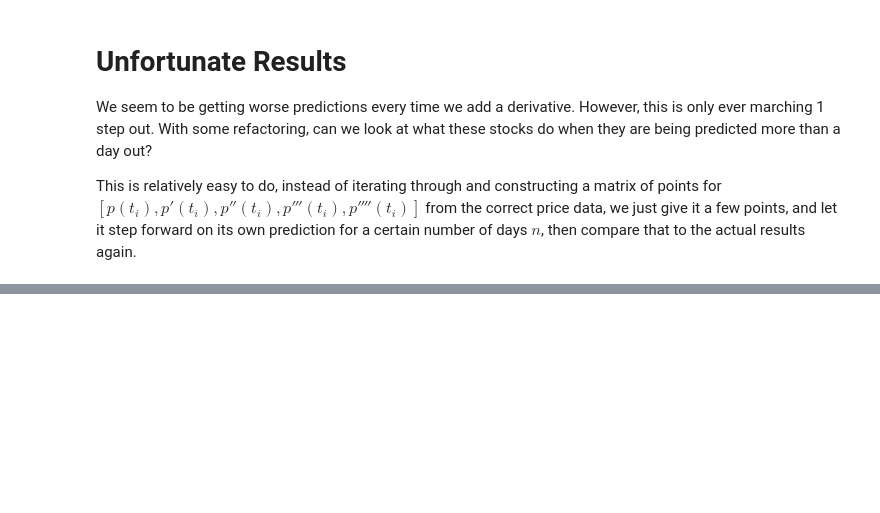
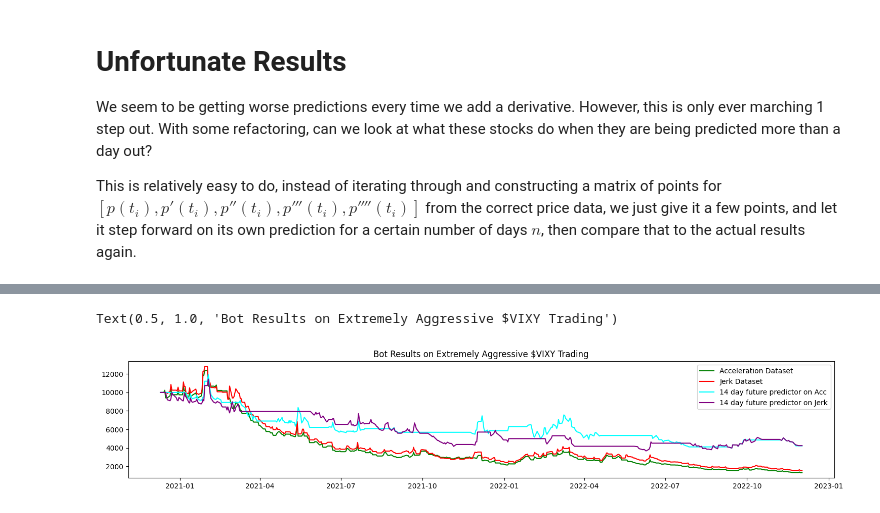
Before and after one commit to patrick-may/Differential-Equations-Stock-Modeler, a Jupyter notebook: project_writeup.ipynb, the cells around one changed output, grey strips where cells are left out. Drawn from its saved outputs; the diff is of its cells as text; code cells hidden in the pictures; blank space fills up the shorter version.

```diff
--- a/project_writeup.ipynb
+++ b/project_writeup.ipynb
@@ -280,0 +309,50 @@ plt.legend()
+# %%
+def bot(actual, predicted):
+    stocks_owned = 0
+    cash = 10_000
+    total_assets = [cash]
+    for day in range(1, len(predicted) - 1):
+        if day >= len(predicted) - 1 or predicted[day] < actual[day - 1]:
+            cash += actual[day]*stocks_owned
+            stocks_owned = 0
+
+        if predicted[day] > actual[day - 1]:
+            stocks_owned += cash/actual[day - 1]
+            cash = 0
+
+        total_assets.append(cash + stocks_owned*actual[day - 1])
+    return total_assets
+
+one_step_acc_guesses = []
+for row in accel_predict(prices):
+    #print("(Actual) Day",day,row[0])
+    guess = np.round(next_accel_price(row), 3)
+    #print("(Prediction) Day",day+1,guess)
+    one_step_acc_guesses.append(guess)
+    day += 1
+
+jerk_points = jerk_predict(prices)
+
+one_step_jerk_guesses = []
+for row in jerk_points:
+    guess = np.round(next_jerk_price(row), 3)
+    one_step_jerk_guesses.append(guess)
+
+
+total_acc_moneys = bot(prices[3:], one_step_acc_guesses)
+total_jerk_moneys = bot(prices[4:], one_step_jerk_guesses)
+acc_future = bot(prices[1:], further_predict_acc)
+jerk_future = bot(prices[1:], further_predict_jerk)
+
+#print(total_acc_moneys)
+plt.plot(timestamps[3:], total_acc_moneys, color="green", label="Acceleration Dataset")
+plt.plot(timestamps[4:], total_jerk_moneys, color="red", label="Jerk Dataset")
+plt.plot(timestamps[2:], acc_future, color="cyan", label=f"{n} day future predictor on Acc")
+plt.plot(timestamps[2:], jerk_future, color="purple", label=f"{n} day future predictor on Jerk")
+plt.legend()
+plt.title(f"Bot Results on Extremely Aggressive ${ticker} Trading")
+
+#plt.plot(timestamps, prices, color = "gray", label="Actual Stock Price")
+# %% [output]
+Text(0.5, 1.0, 'Bot Results on Extremely Aggressive $VIXY Trading')
+[figure, added]
```
Also changed, not shown: parts of 6 cells of this notebook.
